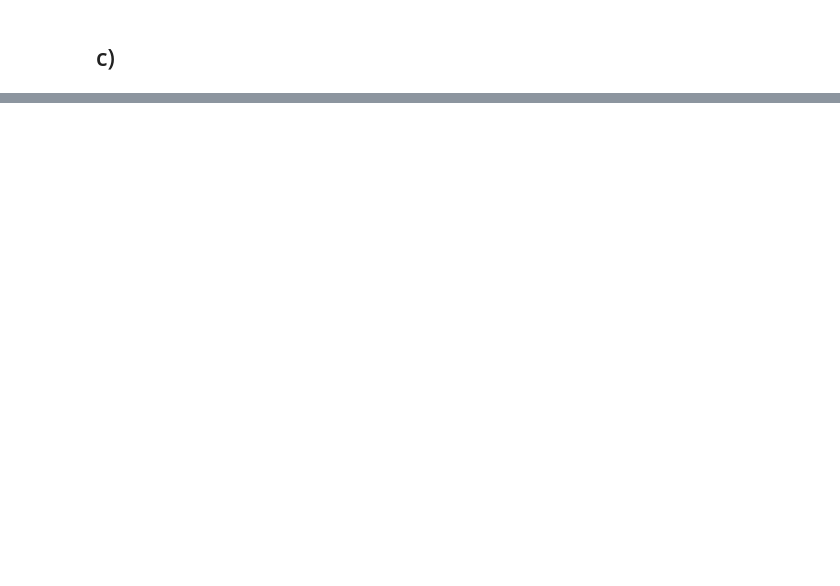
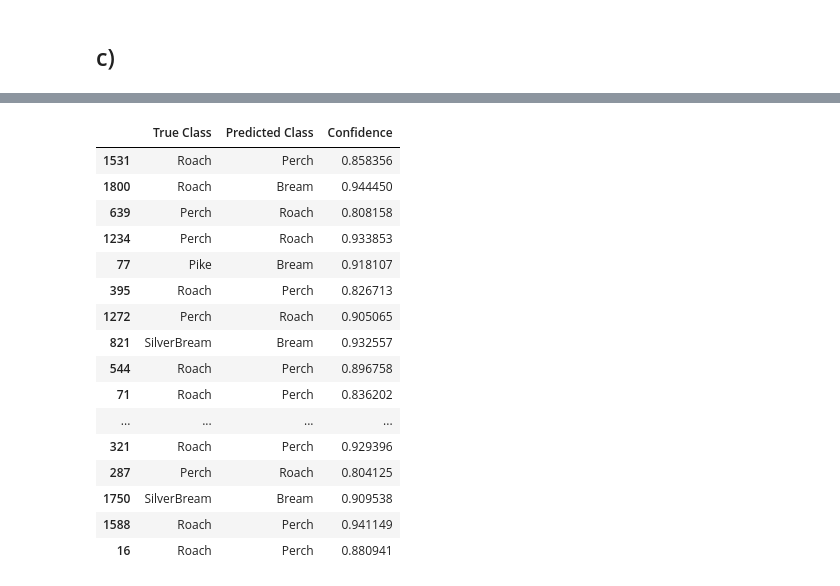
Before and after one commit to rikardradovac/mve441, a Jupyter notebook: question1.ipynb, the cells around one changed output, grey strips where cells are left out. Saved outputs shown, nothing was run; the diff lists cells and outputs as text; code cells hidden in the pictures; blank space fills up the shorter version.

```diff
--- a/question1.ipynb
+++ b/question1.ipynb
@@ -1020,0 +1682,16 @@ aggregate_and_plot_results(all_runs)
+# %%
+plt.hist(np.max(probabilities, axis=1), bins=20, edgecolor='k')
+plt.axvline(x=confidence_threshold, color='r', linestyle='--', label='Confidence Threshold')
+plt.xlabel('Prediction Confidence')
+plt.ylabel('Frequency')
+plt.title('Distribution of Prediction Confidences')
+plt.legend()
+plt.show()
+
+
+high_confidence_df = pd.DataFrame({
+    'True Class': y_test[high_confidence_predictions],
+    'Predicted Class': predicted_classes[high_confidence_predictions],
+    'Confidence': np.max(probabilities[high_confidence_predictions], axis=1)
+})
+print(high_confidence_df)
@@ -1020,0 +1714,20 @@ aggregate_and_plot_results(all_runs)
+# %%
+high_confidence_df[high_confidence_df["True Class"] != high_confidence_df["Predicted Class"]]
+# %% [output]
+|  | True Class | Predicted Class | Confidence |
+| 1531 | Roach | Perch | 0.858356 |
+| 1800 | Roach | Bream | 0.944450 |
+| 639 | Perch | Roach | 0.808158 |
+| 1234 | Perch | Roach | 0.933853 |
+| 77 | Pike | Bream | 0.918107 |
+| 395 | Roach | Perch | 0.826713 |
+| 1272 | Perch | Roach | 0.905065 |
+| 821 | SilverBream | Bream | 0.932557 |
+| 544 | Roach | Perch | 0.896758 |
+| 71 | Roach | Perch | 0.836202 |
+| ... | ... | ... | ... |
+| 321 | Roach | Perch | 0.929396 |
+| 287 | Perch | Roach | 0.804125 |
+| 1750 | SilverBream | Bream | 0.909538 |
+| 1588 | Roach | Perch | 0.941149 |
+| 16 | Roach | Perch | 0.880941 |
```
Also changed, not shown: parts of 38 cells of this notebook, 10 other files.
